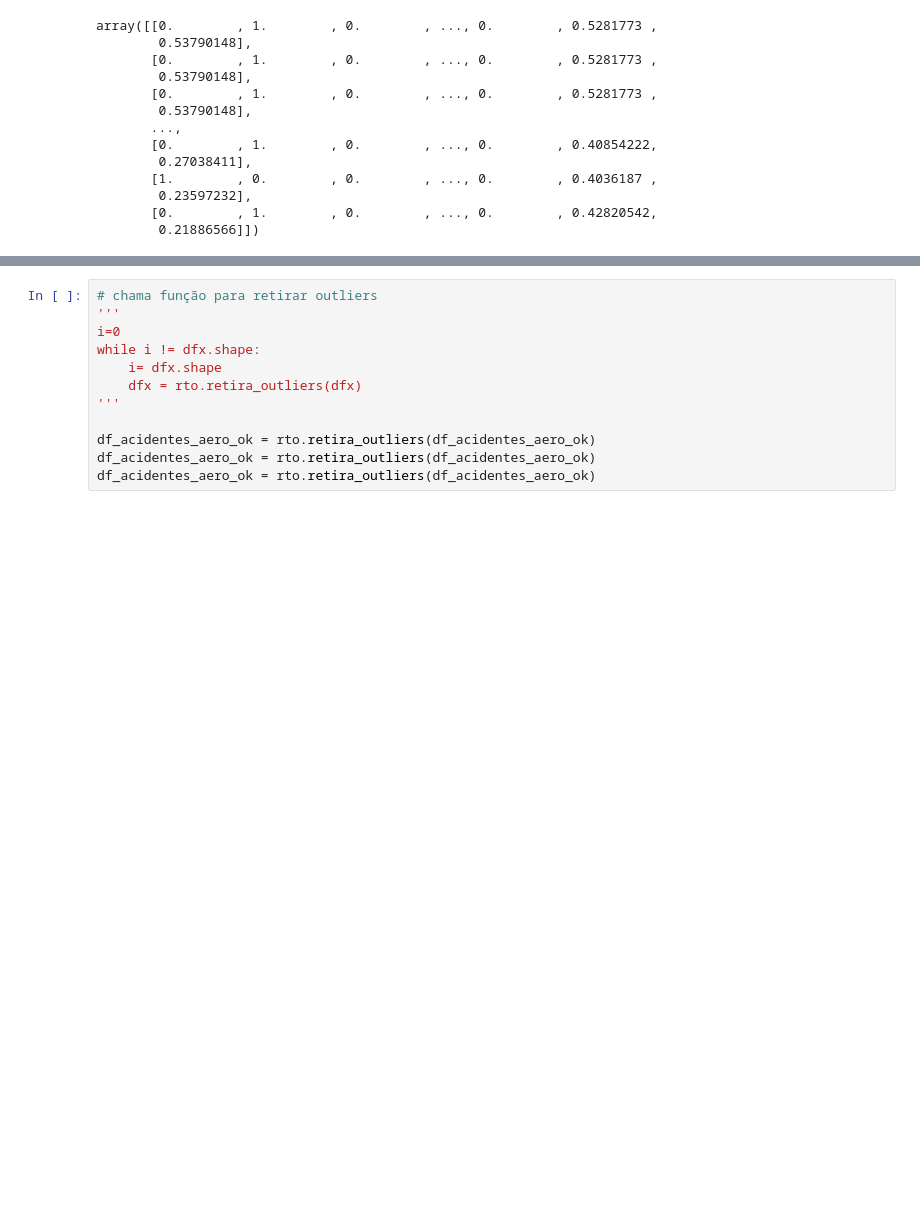
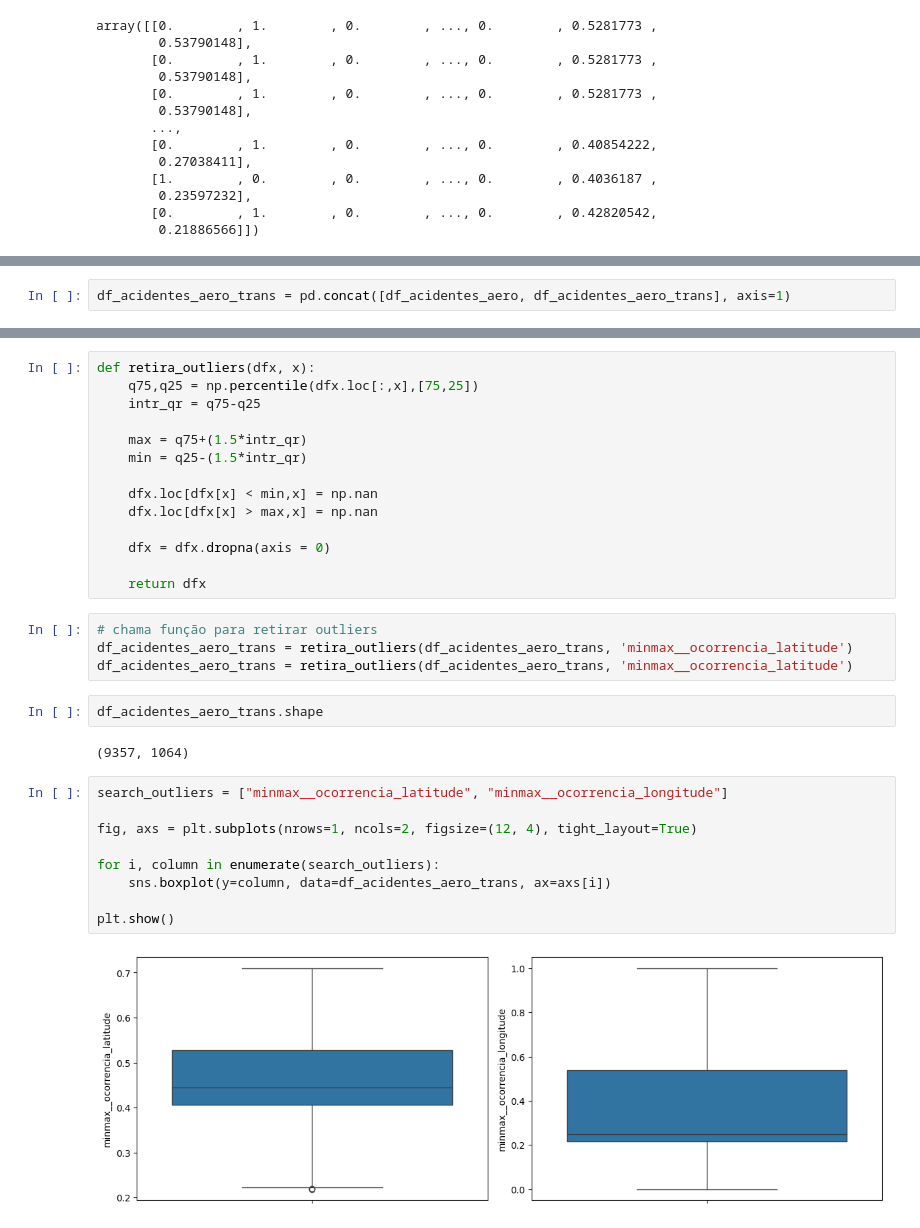
Before and after one commit to jairobernardesjunior/Cenipa_clustering, a Jupyter notebook: 01 cenipa_clustering_analisa.ipynb, the cells around one changed output, grey strips where cells are left out. Saved outputs shown, nothing was run; the diff lists cells and outputs as text; blank space fills up the shorter version.

```diff
--- a/01 cenipa_clustering_analisa.ipynb
+++ b/01 cenipa_clustering_analisa.ipynb
@@ -202,0 +234,2 @@ df_acidentes_aero_ok.head(3)
+# %%
+df_acidentes_aero_trans = pd.concat([df_acidentes_aero, df_acidentes_aero_trans], axis=1)
@@ -223,16 +266,37 @@ for i, column in enumerate(search_outliers):
 plt.show()
 # %% [output]
 [figure]
-# %%
-# chama função para retirar outliers
-'''
-i=0
-while i != dfx.shape:
-    i= dfx.shape
-    dfx = rto.retira_outliers(dfx)
-'''
-
-df_acidentes_aero_ok = rto.retira_outliers(df_acidentes_aero_ok)
-df_acidentes_aero_ok = rto.retira_outliers(df_acidentes_aero_ok)
-df_acidentes_aero_ok = rto.retira_outliers(df_acidentes_aero_ok)
+# %%
+def retira_outliers(dfx, x):
+    q75,q25 = np.percentile(dfx.loc[:,x],[75,25])
+    intr_qr = q75-q25
+
+    max = q75+(1.5*intr_qr)
+    min = q25-(1.5*intr_qr)
+
+    dfx.loc[dfx[x] < min,x] = np.nan
+    dfx.loc[dfx[x] > max,x] = np.nan
+
+    dfx = dfx.dropna(axis = 0)
+
+    return dfx
+# %%
+# chama função para retirar outliers
+df_acidentes_aero_trans = retira_outliers(df_acidentes_aero_trans, 'minmax__ocorrencia_latitude')
+df_acidentes_aero_trans = retira_outliers(df_acidentes_aero_trans, 'minmax__ocorrencia_latitude')
+# %%
+df_acidentes_aero_trans.shape
+# %% [output]
+(9357, 1064)
+# %%
+search_outliers = ["minmax__ocorrencia_latitude", "minmax__ocorrencia_longitude"]
+
+fig, axs = plt.subplots(nrows=1, ncols=2, figsize=(12, 4), tight_layout=True)
+
+for i, column in enumerate(search_outliers):
+    sns.boxplot(y=column, data=df_acidentes_aero_trans, ax=axs[i])
+
+plt.show()
+# %% [output]
+[figure, added]
 # %%
```
Also changed, not shown: parts of 12 cells of this notebook, 12 other files.
